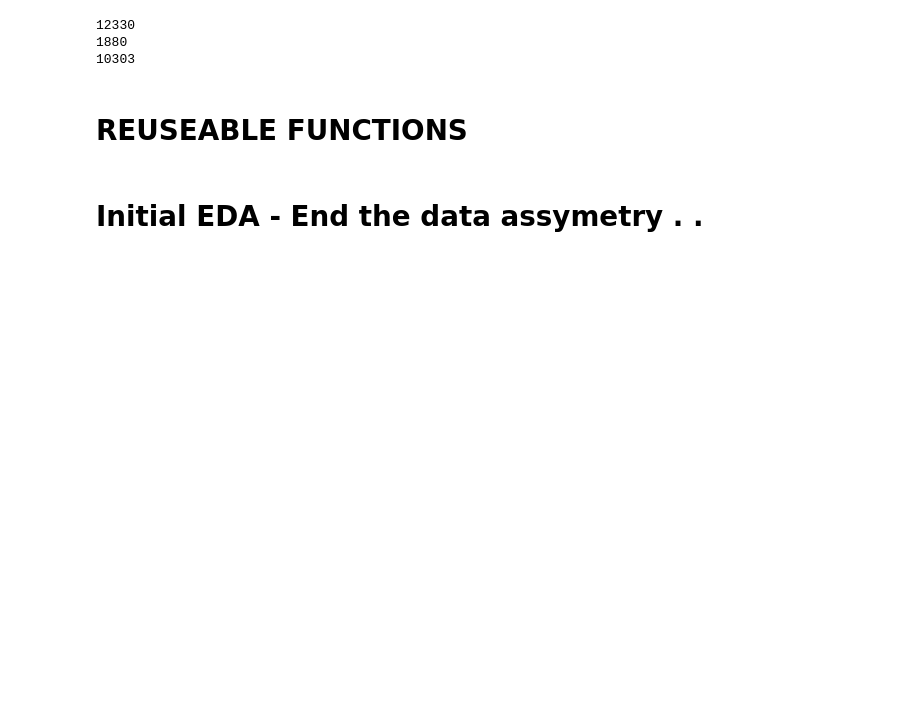
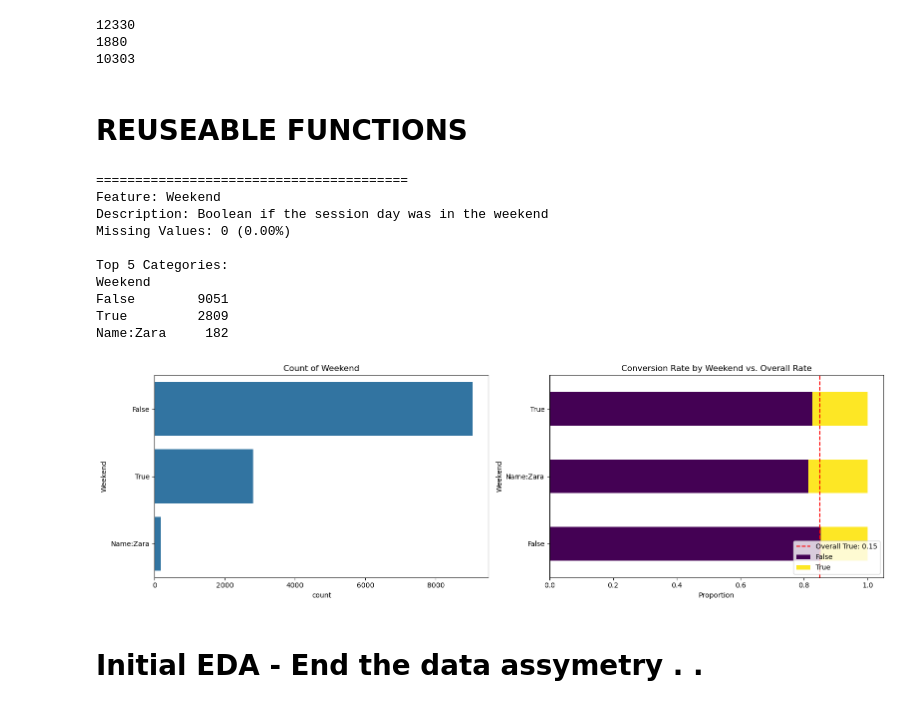
Before and after one commit to sunsunwall/ecommerce_conversion_project_2025, a Jupyter notebook: project_draft.ipynb, the cells around one changed output. Cells and saved outputs as stored; diff of their text form; code cells hidden in the pictures; blank space fills up the shorter version.

Commit message:
Investigating Zara, Sept and Turc

```diff
--- a/project_draft.ipynb
+++ b/project_draft.ipynb
@@ -694,6 +694,20 @@ def plot_feature_eda(df, column_descriptions, figsize=(16, 5), revenue_col='Reve
         # Plot all features as before
         for feature in numeric_features + categorical_features:
             plot_feature(feature)
+# %%
+plot_feature_eda(session_data_df, column_descriptions, features_to_plot=['Weekend'])
+# %% [output]
+========================================
+Feature: Weekend
+Description: Boolean if the session day was in the weekend
+Missing Values: 0 (0.00%)
+
+Top 5 Categories:
+Weekend
+False        9051
+True         2809
+Name:Zara     182
+[figure, added]
 # %% [markdown]
 # Initial EDA - End the data assymetry . .
 # %%
```
Also changed, not shown: parts of 5 cells of this notebook, 2 other files.
